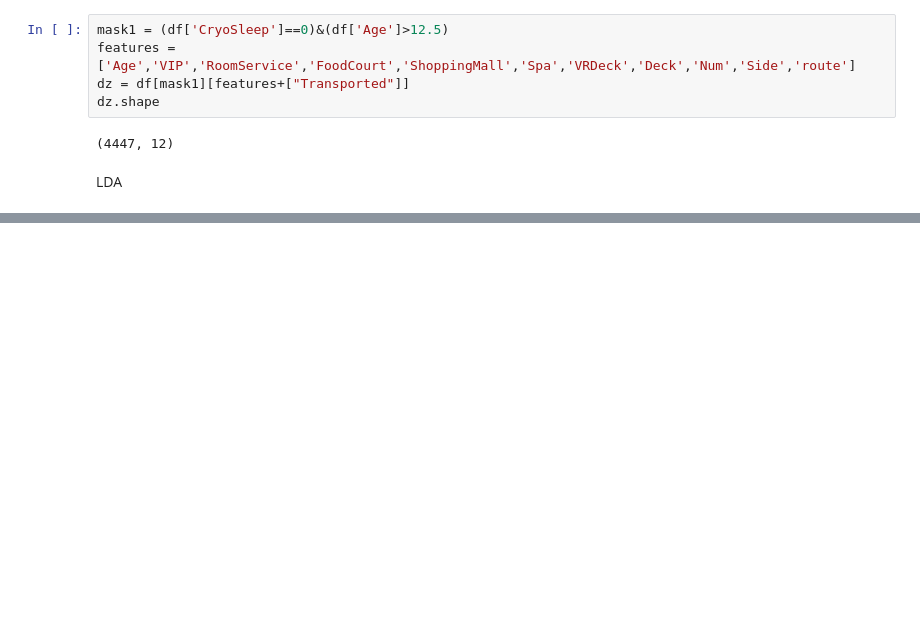
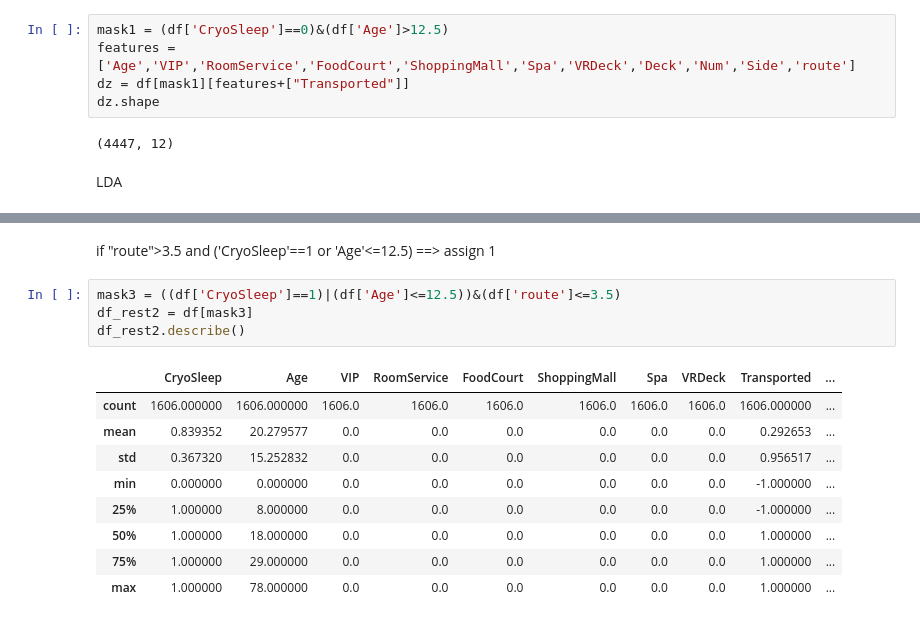
Before and after one commit to SergeyBubnov/spaceship, a Jupyter notebook: 6.ipynb, the cells around one changed output, grey strips where cells are left out. Saved outputs shown, nothing was run; the diff lists cells and outputs as text; blank space fills up the shorter version.

```diff
--- a/6.ipynb
+++ b/6.ipynb
@@ -128,0 +132,16 @@ plt.show
+# %% [markdown]
+if "route">3.5 and ('CryoSleep'==1 or 'Age'<=12.5) ==> assign 1
+# %%
+mask3 = ((df['CryoSleep']==1)|(df['Age']<=12.5))&(df['route']<=3.5)
+df_rest2 = df[mask3]
+df_rest2.describe()
+# %% [output]
+|  | CryoSleep | Age | VIP | RoomService | FoodCourt | ShoppingMall | Spa | VRDeck | Transported | ... |
+| count | 1606.000000 | 1606.000000 | 1606.0 | 1606.0 | 1606.0 | 1606.0 | 1606.0 | 1606.0 | 1606.000000 | ... |
+| mean | 0.839352 | 20.279577 | 0.0 | 0.0 | 0.0 | 0.0 | 0.0 | 0.0 | 0.292653 | ... |
+| std | 0.367320 | 15.252832 | 0.0 | 0.0 | 0.0 | 0.0 | 0.0 | 0.0 | 0.956517 | ... |
+| min | 0.000000 | 0.000000 | 0.0 | 0.0 | 0.0 | 0.0 | 0.0 | 0.0 | -1.000000 | ... |
+| 25% | 1.000000 | 8.000000 | 0.0 | 0.0 | 0.0 | 0.0 | 0.0 | 0.0 | -1.000000 | ... |
+| 50% | 1.000000 | 18.000000 | 0.0 | 0.0 | 0.0 | 0.0 | 0.0 | 0.0 | 1.000000 | ... |
+| 75% | 1.000000 | 29.000000 | 0.0 | 0.0 | 0.0 | 0.0 | 0.0 | 0.0 | 1.000000 | ... |
+| max | 1.000000 | 78.000000 | 0.0 | 0.0 | 0.0 | 0.0 | 0.0 | 0.0 | 1.000000 | ... |
```
Also changed, not shown: parts of 19 cells of this notebook, 1 other file.
